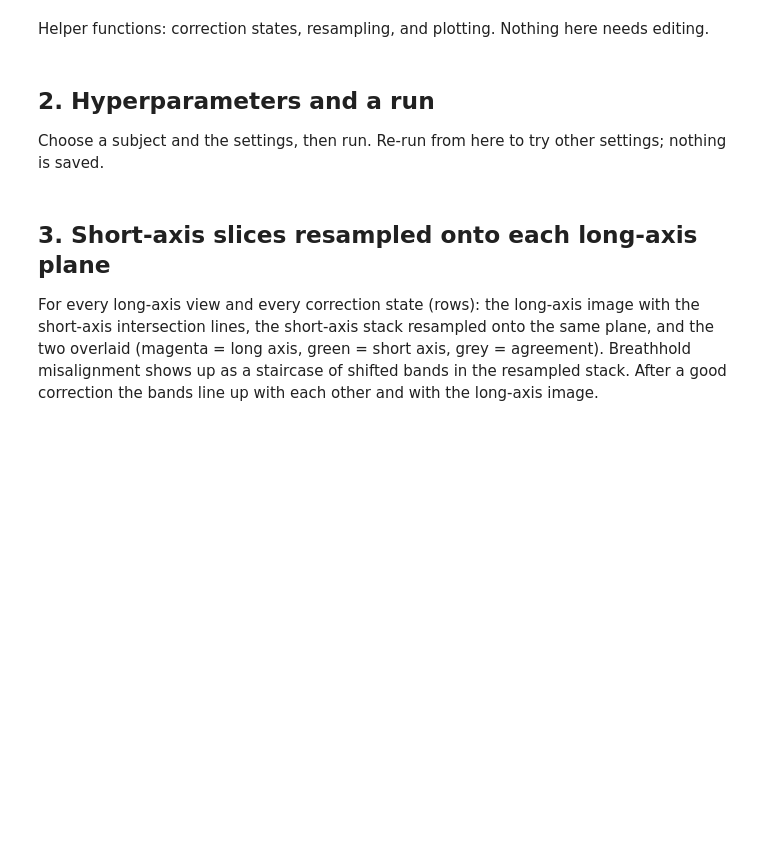
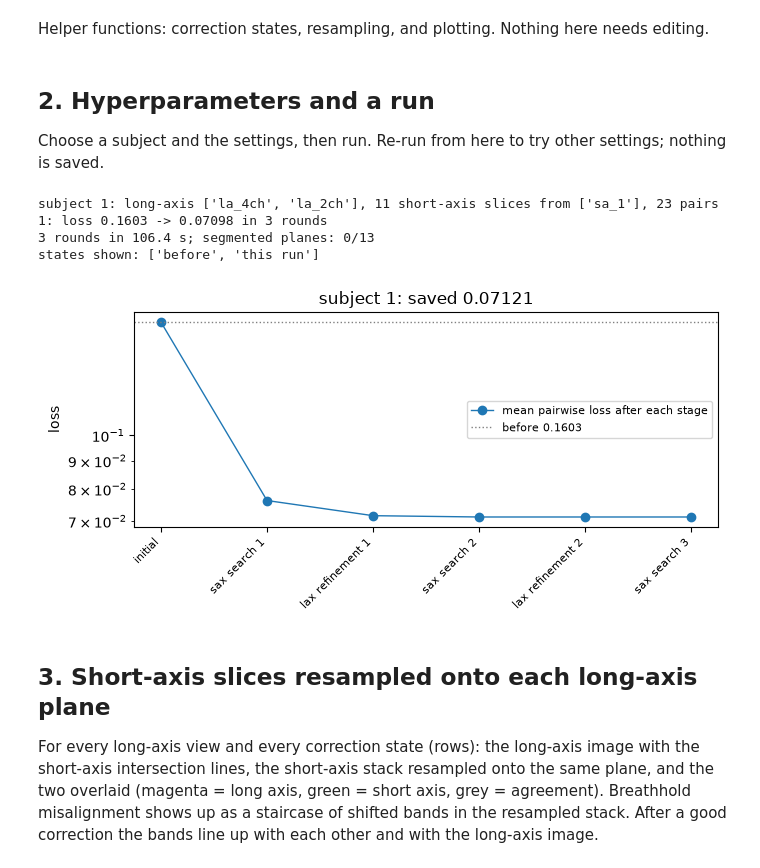
Before and after one commit to Ben-Salmon/SOSR, a Jupyter notebook: notebooks/breathhold_inspection.ipynb, the cells around one changed output. Cells and saved outputs as stored; diff of their text form; code cells hidden in the pictures; blank space fills up the shorter version.

Commit message:
breathhold correction uses cross correlation and grid search. long axis intensity is corrected

```diff
--- a/notebooks/breathhold_inspection.ipynb
+++ b/notebooks/breathhold_inspection.ipynb
@@ -48,8 +52,8 @@ from mrisr_vae.preprocess.breathhold.subject import NoValidLongAxisPlanes, Subje
 
 REPO_ROOT = next(p for p in [Path.cwd(), *Path.cwd().parents] if (p / "pyproject.toml").is_file())
 # DATA_DIR = REPO_ROOT.parent / "scratch/data/kaggle_niftis/train"  # For CSF
-DATA_DIR = REPO_ROOT.parent / "scratch/data/kaggle_niftis/train"  # For local
-DEVICE = "cuda" if torch.cuda.is_available() else "cpu"
+DATA_DIR = "/Volumes/MyPassport/kaggle_data_dcm/niftis//train"  # For local
+DEVICE = "cuda" if torch.cuda.is_available() else "mps" if torch.backends.mps.is_available() else "cpu"
 
 subjects = find_subjects(DATA_DIR)
 subjects_by_name = {s.path.name: s for s in subjects}
@@ -167,7 +173,8 @@ def overlay(la, sa, vmin, vmax):
 def pair_losses(data, affines):
     return to_np(
         optimise.compute_pairwise_loss(
-            data.images_pad, data.segs_pad, affines, data.idx_pairs, data.shapes, data.spacings
+            data.images_pad, data.segs_pad, data.has_seg, affines, data.idx_pairs, data.shapes, data.spacings,
+            optimise.LossOptions(SEG_WEIGHT, METRIC, LINE_MM),
         )
     )
 
@@ -192,10 +199,14 @@ def describe_corrections(data, affines_before, affines_after):
 Choose a subject and the settings, then run. Re-run from here to try other settings; nothing is saved.
 # %%
 SUBJECT = next(iter(subjects_by_name))  # e.g. "1", "10", ...
-MAX_EPOCHS = 1000
-EARLY_STOP_EPOCHS = 20
-LR_SAX = optimise.LR_SAX  # 2e-3
-LR_LAX = optimise.LR_LAX  # 5e-3
+ROUNDS = optimise.ROUNDS  # 3
+SEARCH_RADIUS = optimise.SEARCH_RADIUS  # 15
+LAX_STEPS = optimise.LAX_STEPS  # 300
+LAX_PATIENCE = optimise.LAX_PATIENCE  # 30
+LR_LAX = optimise.LR_LAX  # 1e-2
+SEG_WEIGHT = optimise.SEG_WEIGHT  # 1.0
+METRIC = optimise.METRIC  # "ncc"
+LINE_MM = optimise.LINE_MM  # 120.0
 SHOW_DISK = True  # also show the correction saved on disk, if there is one
 # %%
 data = SubjectData(subjects_by_name[SUBJECT], device=DEVICE)
@@ -207,28 +218,39 @@ print(f"subject {SUBJECT}: long-axis {[data.names[i] for i in la_idx]}, "
 
 start = time.time()
 result = optimise.optimize_affines(
-    data, MAX_EPOCHS, EARLY_STOP_EPOCHS, lr_sax=LR_SAX, lr_lax=LR_LAX, save=False
+    data, rounds=ROUNDS, search_radius=SEARCH_RADIUS, lax_steps=LAX_STEPS, lax_patience=LAX_PATIENCE,
+    lr_lax=LR_LAX, seg_weight=SEG_WEIGHT, metric=METRIC, line_mm=LINE_MM, save=False,
 )
-print(f"{len(result.losses)} steps in {time.time() - start:.1f} s"
-      + (" (hit MAX_EPOCHS: consider more epochs or larger learning rates)" if len(result.losses) == MAX_EPOCHS else ""))
+sa_shifts = to_np(result.voxel_transformations)[sa_idx, :2, 3]
+at_edge = int((np.abs(sa_shifts) >= SEARCH_RADIUS).any(axis=1).sum())
+print(f"{result.rounds} rounds in {time.time() - start:.1f} s; segmented planes: {int(data.has_seg.sum())}/{len(data.names)}"
+      + (f" ({at_edge} slices at the search edge: increase SEARCH_RADIUS)" if at_edge else ""))
 
 states = correction_states(data, result, include_disk=SHOW_DISK)
 vmin, vmax = display_range(data)
 print("states shown:", list(states))
+# %% [output]
+subject 1: long-axis ['la_4ch', 'la_2ch'], 11 short-axis slices from ['sa_1'], 23 pairs
+1: loss 0.1603 -> 0.07098 in 3 rounds
+3 rounds in 106.4 s; segmented planes: 0/13
+states shown: ['before', 'this run']
 # %%
 fig, ax = plt.subplots(figsize=(7, 3.5))
-ax.plot(result.losses, lw=1, label="mean pairwise loss (continuous parameters)")
-ax.axvline(result.best_epoch, color="C1", ls="--", lw=1, label=f"best step {result.best_epoch}")
+ax.plot(result.losses, "o-", lw=1, label="mean pairwise loss after each stage")
 ax.axhline(result.initial_loss, color="grey", ls=":", lw=1, label=f"before {result.initial_loss:.4g}")
-ax.axhline(result.best_loss, color="C2", ls=":", lw=1, label=f"saved, sa shifts rounded {result.best_loss:.4g}")
 if "on disk" in states:
     disk_loss = pair_losses(data, states["on disk"]).mean()
     ax.axhline(disk_loss, color="C3", ls=":", lw=1, label=f"on disk {disk_loss:.4g}")
-ax.set_xlabel("step")
+ax.set_xticks(range(len(result.stages)))
+ax.set_xticklabels(result.stages, rotation=45, ha="right", fontsize=8)
 ax.set_ylabel("loss")
-ax.set_title(f"subject {SUBJECT}: lr_sax={LR_SAX:g}, lr_lax={LR_LAX:g}")
+ax.set_yscale("log")
+ax.set_title(f"subject {SUBJECT}: saved {result.best_loss:.4g}")
 ax.legend(fontsize=8)
+fig.tight_layout()
 plt.show()
+# %% [output]
+[figure, added]
 # %% [markdown]
 ## 3. Short-axis slices resampled onto each long-axis plane
 
```
Also changed, not shown: parts of 10 cells of this notebook, 16 other files.
